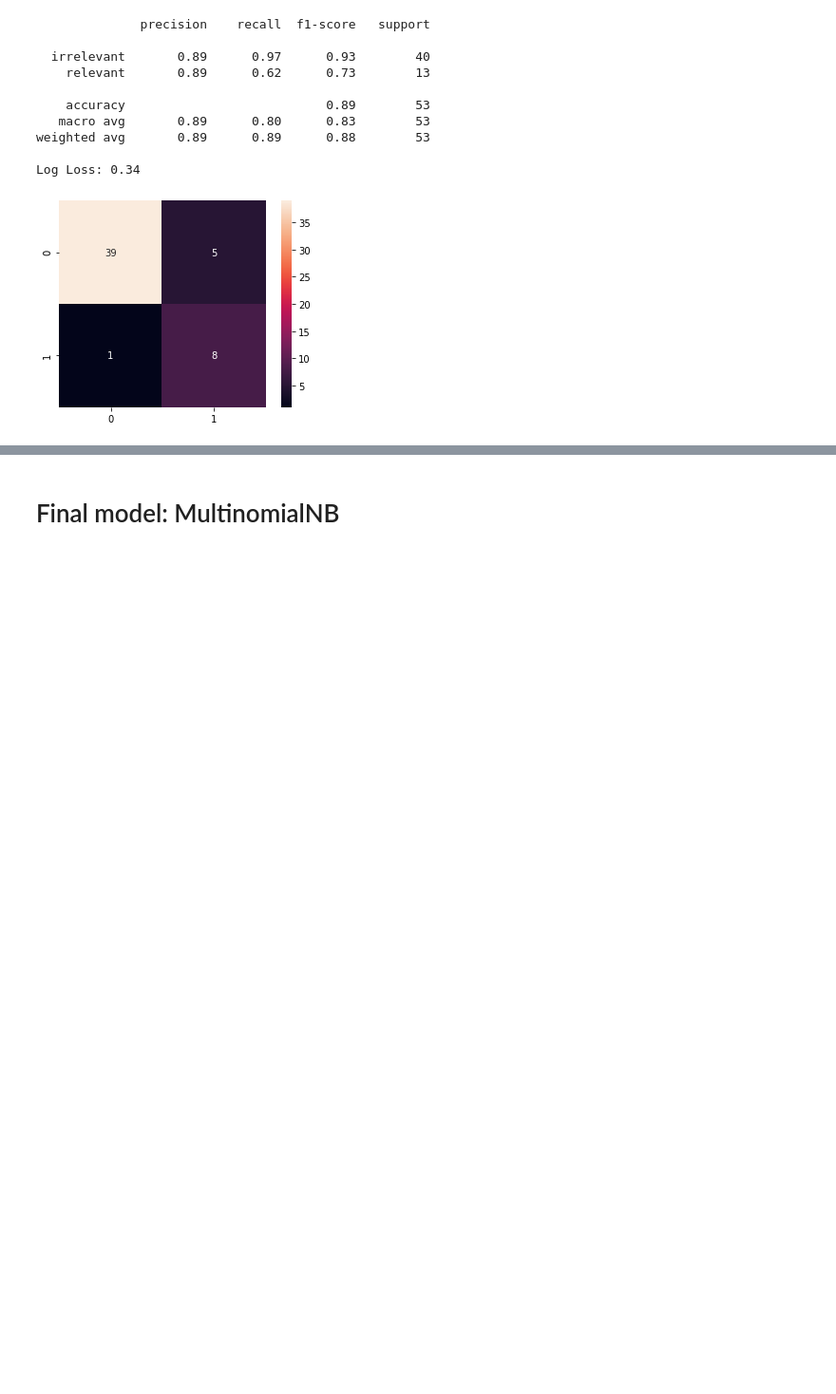
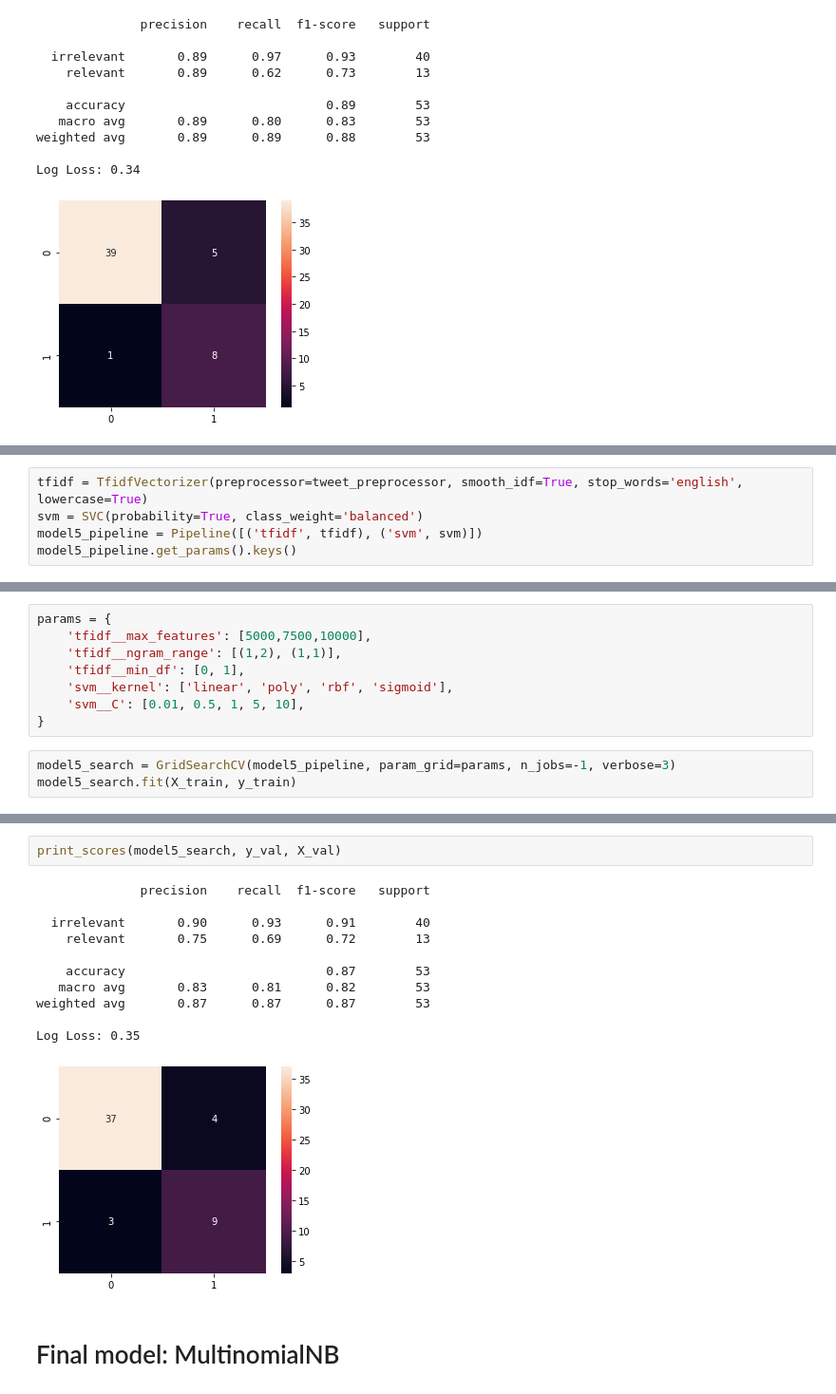
Before and after one commit to Isaac1o/CDFW, a Jupyter notebook: twitter/coyotes/notebooks/model_selection.ipynb, the cells around one changed output, grey strips where cells are left out. Shown at 95% size. Saved outputs shown, nothing was run; the diff lists cells and outputs as text; blank space fills up the shorter version.

```diff
--- a/twitter/coyotes/notebooks/model_selection.ipynb
+++ b/twitter/coyotes/notebooks/model_selection.ipynb
@@ -308,0 +311,5 @@ Log Loss: 0.34
+# %%
+tfidf = TfidfVectorizer(preprocessor=tweet_preprocessor, smooth_idf=True, stop_words='english', lowercase=True)
+svm = SVC(probability=True, class_weight='balanced')
+model5_pipeline = Pipeline([('tfidf', tfidf), ('svm', svm)])
+model5_pipeline.get_params().keys()
@@ -308,0 +318,11 @@ Log Loss: 0.34
+# %%
+params = {
+    'tfidf__max_features': [5000,7500,10000],
+    'tfidf__ngram_range': [(1,2), (1,1)],
+    'tfidf__min_df': [0, 1],
+    'svm__kernel': ['linear', 'poly', 'rbf', 'sigmoid'],
+    'svm__C': [0.01, 0.5, 1, 5, 10],
+}
+# %%
+model5_search = GridSearchCV(model5_pipeline, param_grid=params, n_jobs=-1, verbose=3)
+model5_search.fit(X_train, y_train)
@@ -309,3 +352,17 @@ Log Loss: 0.34
+# %%
+print_scores(model5_search, y_val, X_val)
+# %% [output]
+              precision    recall  f1-score   support
+
+  irrelevant       0.90      0.93      0.91        40
+    relevant       0.75      0.69      0.72        13
+
+    accuracy                           0.87        53
+   macro avg       0.83      0.81      0.82        53
+weighted avg       0.87      0.87      0.87        53
+
+Log Loss: 0.35
+[figure, added]
 # %% [markdown]
 # Final model: MultinomialNB
 # %%
```
Also changed, not shown: parts of 4 cells of this notebook, 6 other files.
